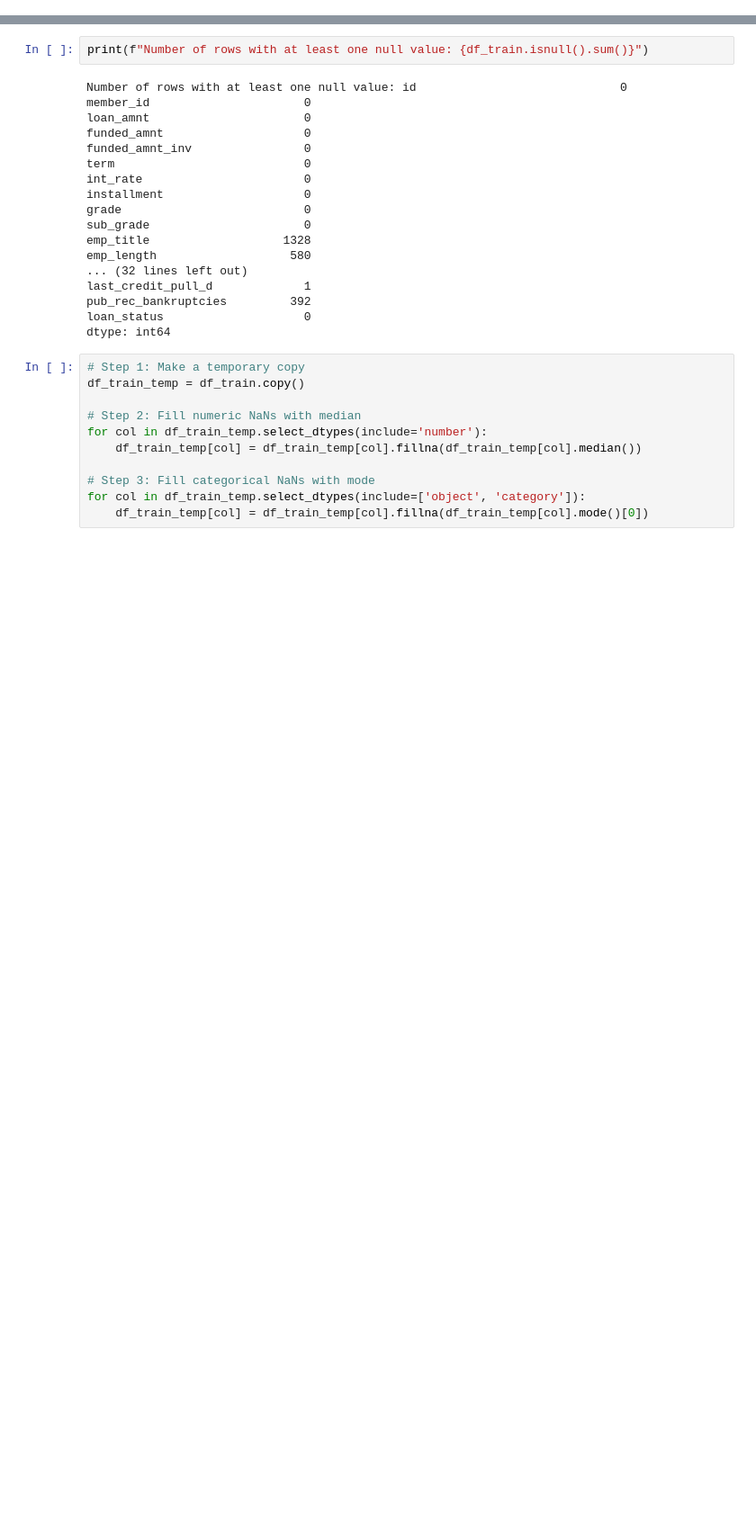
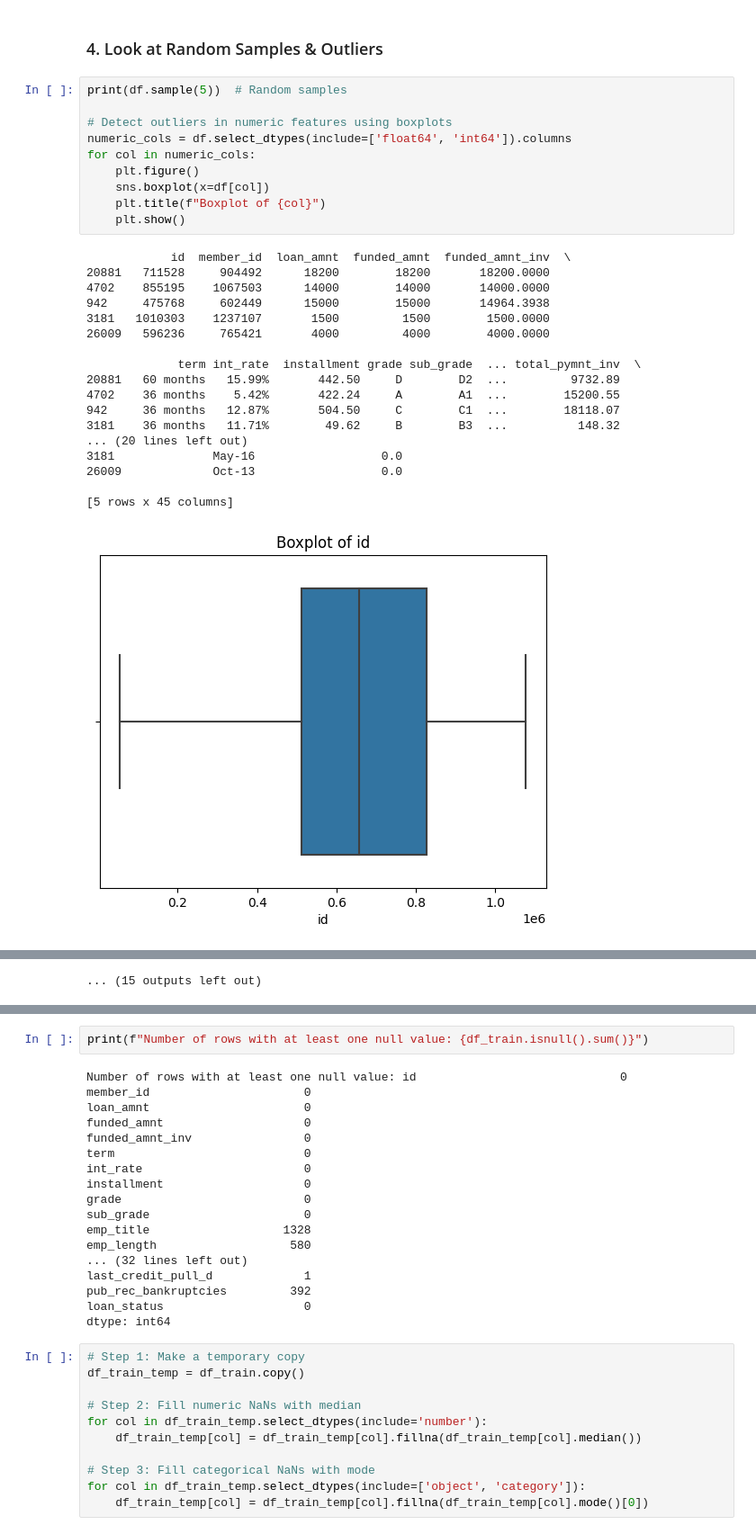
Before and after one commit to Menna-Ahmed7/Loan-Default-Prediction, a Jupyter notebook: ml-project.ipynb, the cells around one changed output, grey strips where cells are left out. Shown at 90% size. Saved outputs shown, nothing was run; the diff lists cells and outputs as text; blank space fills up the shorter version.

```diff
--- a/ml-project.ipynb
+++ b/ml-project.ipynb
@@ -0,0 +62,31 @@
+# %% [markdown]
+### 4. Look at Random Samples & Outliers
+# %%
+print(df.sample(5))  # Random samples
+
+# Detect outliers in numeric features using boxplots
+numeric_cols = df.select_dtypes(include=['float64', 'int64']).columns
+for col in numeric_cols:
+    plt.figure()
+    sns.boxplot(x=df[col])
+    plt.title(f"Boxplot of {col}")
+    plt.show()
+# %% [output]
+            id  member_id  loan_amnt  funded_amnt  funded_amnt_inv  \
+20881   711528     904492      18200        18200       18200.0000
+4702    855195    1067503      14000        14000       14000.0000
+942     475768     602449      15000        15000       14964.3938
+3181   1010303    1237107       1500         1500        1500.0000
+26009   596236     765421       4000         4000        4000.0000
+
+             term int_rate  installment grade sub_grade  ... total_pymnt_inv  \
+20881   60 months   15.99%       442.50     D        D2  ...         9732.89
+4702    36 months    5.42%       422.24     A        A1  ...        15200.55
+942     36 months   12.87%       504.50     C        C1  ...        18118.07
+3181    36 months   11.71%        49.62     B        B3  ...          148.32
+... (20 lines left out)
+3181              May-16                  0.0
+26009             Oct-13                  0.0
+
+[5 rows x 45 columns]
+[figure, added]
@@ -0,0 +103 @@
+... (15 outputs left out)
```
Also changed, not shown: parts of 22 cells of this notebook.
